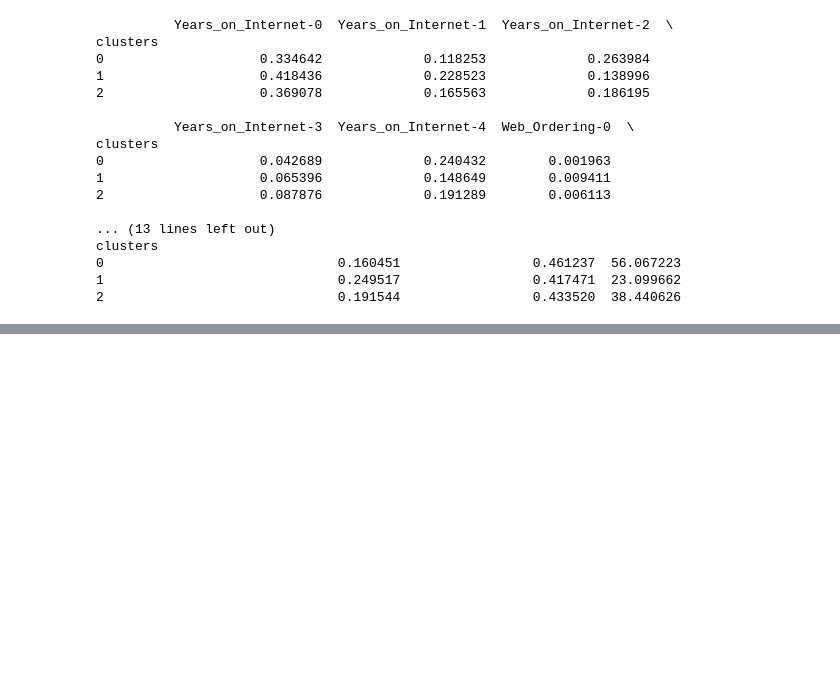
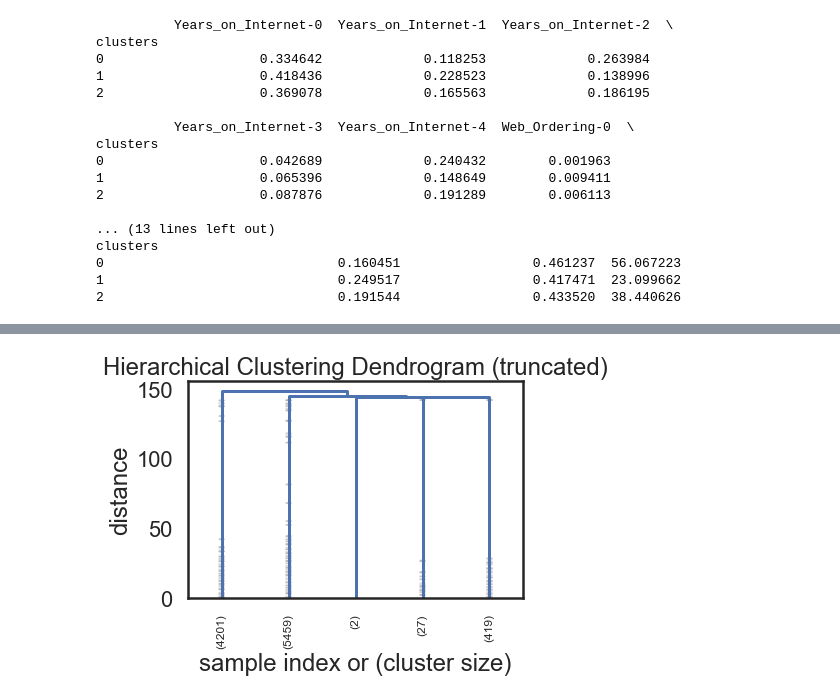
Before and after one commit to annadowling/DataMiningAssignment2, a Jupyter notebook: notebooks/Assignment2.ipynb, the cells around one changed output, grey strips where cells are left out. Cells and saved outputs as stored; diff of their text form; code cells hidden in the pictures; blank space fills up the shorter version.

```diff
--- a/notebooks/Assignment2.ipynb
+++ b/notebooks/Assignment2.ipynb
@@ -242,0 +363,28 @@ Another feature subset will be implemented and rechecked via k-means in order to
+# %%
+# Hierarchical clustering for the same dataset
+# creating a dataset for hierarchical clustering
+dataset2_standardized = dataset1_standardized
+# needed imports
+from matplotlib import pyplot as plt
+from scipy.cluster.hierarchy import dendrogram, linkage
+import numpy as np
+# some setting for this notebook to actually show the graphs inline
+# you probably won't need this
+%matplotlib inline
+np.set_printoptions(precision=5, suppress=True)  # suppress scientific float notation
+#creating the linkage matrix
+H_cluster = linkage(dataset2_standardized,'ward')
+plt.title('Hierarchical Clustering Dendrogram (truncated)')
+plt.xlabel('sample index or (cluster size)')
+plt.ylabel('distance')
+dendrogram(
+    H_cluster,
+    truncate_mode='lastp',  # show only the last p merged clusters
+    p=5,  # show only the last p merged clusters
+    leaf_rotation=90.,
+    leaf_font_size=12.,
+    show_contracted=True,  # to get a distribution impression in truncated branches
+)
+plt.show()
+# %% [output]
+[figure, added]
```
Also changed, not shown: parts of 12 cells of this notebook, 9 other files.
